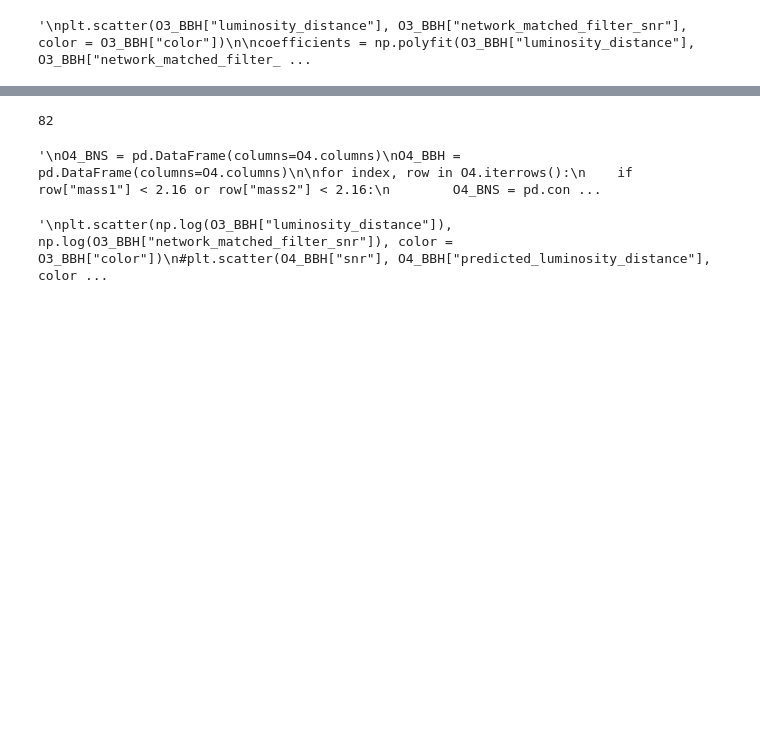
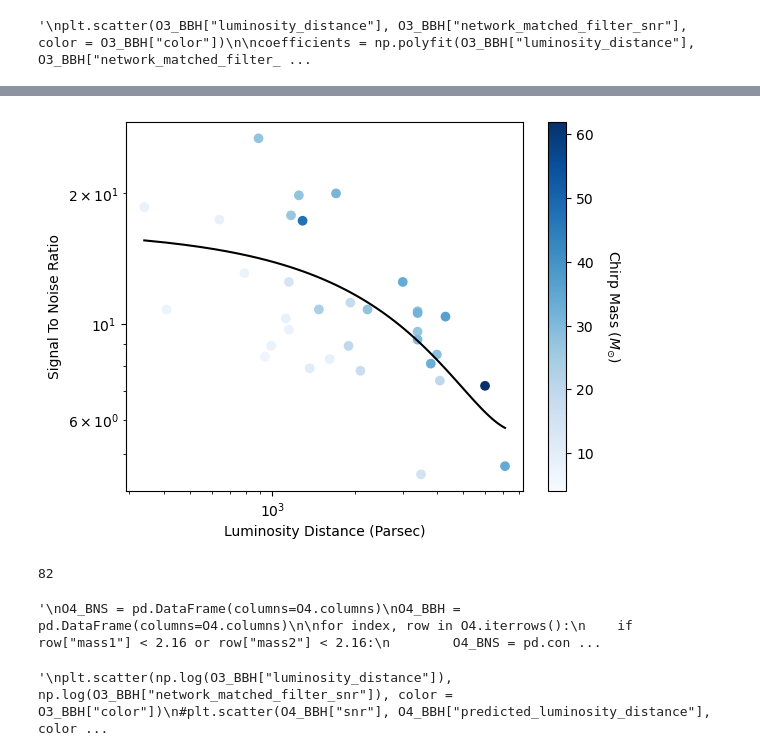
Before and after one commit to AndrewValentini/Gravitational-Waves-Research-23-24, a Jupyter notebook: Data Analysis/testing.ipynb, the cells around one changed output, grey strips where cells are left out. Cells and saved outputs as stored; diff of their text form; code cells hidden in the pictures; blank space fills up the shorter version.

```diff
--- a/Data Analysis/testing.ipynb
+++ b/Data Analysis/testing.ipynb
@@ -187,3 +158,24 @@ Text(0, 0.5, '$D_L$')
+# %%
+cm1 = plt.colormaps['Blues']
+min_O4_mass = min(O4_BBH["chirp_mass"])
+sc = plt.scatter(O3_BBH["luminosity_distance"],O3_BBH["network_matched_filter_snr"], c = O3_BBH["chirp_mass"], cmap=cm1, vmin=min_O4_mass)
+
+coefficients = np.polyfit(O3_BBH["luminosity_distance"],O3_BBH["network_matched_filter_snr"], 2)
+fit_line_O3_BBH = np.poly1d(coefficients)
+x = np.linspace(min(O3_BBH["luminosity_distance"]), max(O3_BBH["luminosity_distance"]), 100)
+plt.plot(x, fit_line_O3_BBH(x), color="black")
+
+cbar = plt.colorbar(sc)
+cbar.ax.get_yaxis().labelpad = 20
+cbar.ax.set_ylabel('Chirp Mass ($M_{\odot}$)', rotation=270)
+plt.yscale("log")
+plt.xscale("log")
+#plt.legend()
+plt.xlabel("Luminosity Distance (Parsec)")
+plt.ylabel("Signal To Noise Ratio")
+plt.show()
+# %% [output]
+[figure, added]
 # %%
 #O4 = pd.read_csv("../Data/real_events_O4_ALL.csv")
 # %%
```
Also changed, not shown: parts of 22 cells of this notebook, 1 other file.
